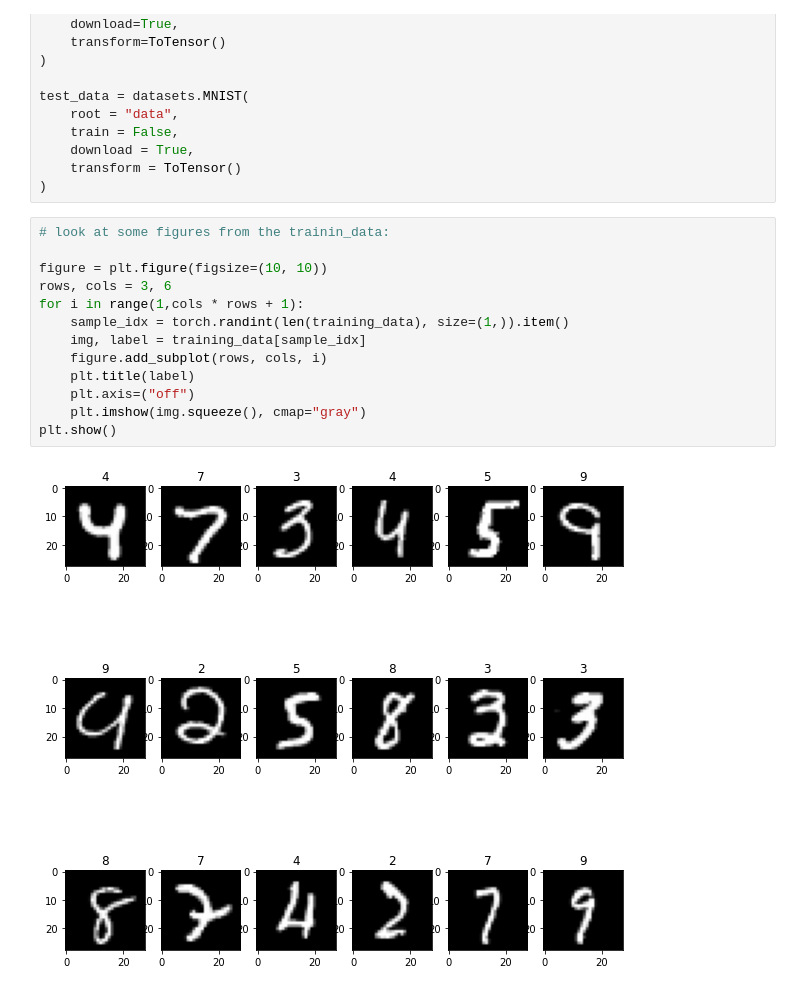
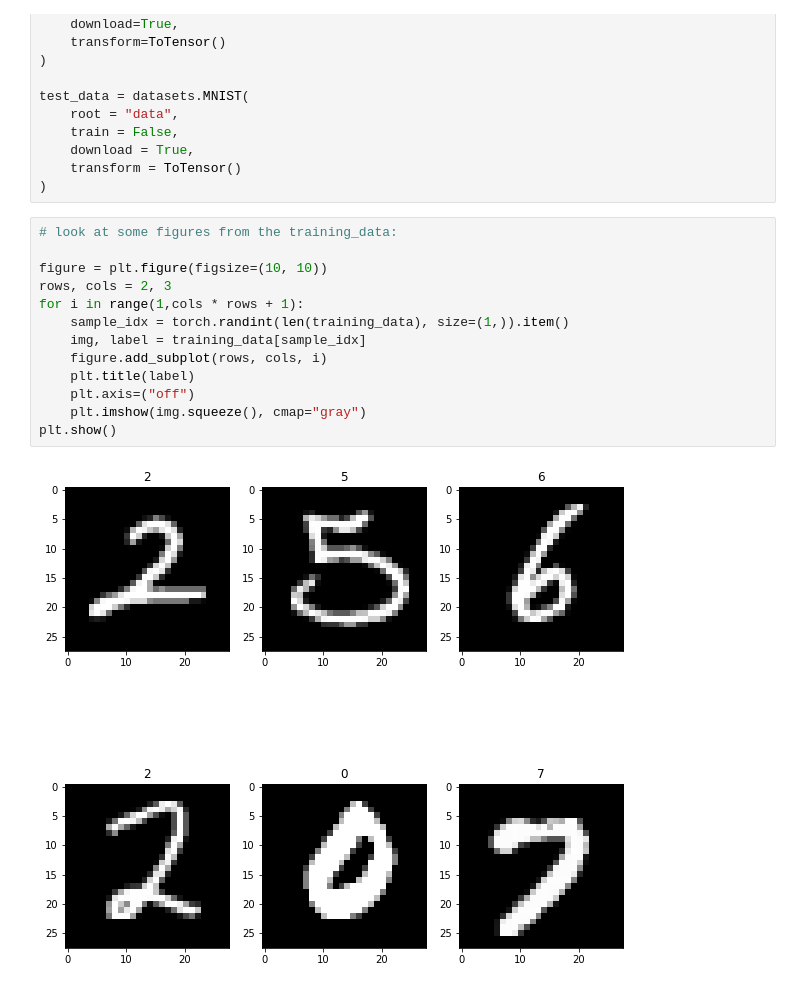
Before and after one commit to BorScho/multi_digit_MNIST, a Jupyter notebook: makeMultiDigits.ipynb, the cells around one changed output. Drawn from its saved outputs; the diff is of its cells as text.

```diff
--- a/makeMultiDigits.ipynb
+++ b/makeMultiDigits.ipynb
@@ -19,17 +19,17 @@ test_data = datasets.MNIST(
     transform = ToTensor()
 )
 # %%
-# look at some figures from the trainin_data:
+# look at some figures from the training_data:
 
 figure = plt.figure(figsize=(10, 10))
-rows, cols = 3, 6
+rows, cols = 2, 3
 for i in range(1,cols * rows + 1):
     sample_idx = torch.randint(len(training_data), size=(1,)).item()
     img, label = training_data[sample_idx]
     figure.add_subplot(rows, cols, i)
     plt.title(label)
     plt.axis=("off")
     plt.imshow(img.squeeze(), cmap="gray")
 plt.show()
 # %% [output]
-[figure, old version]
+[figure, new version]
```
Also changed, not shown: parts of 11 cells of this notebook, 2 other files.
